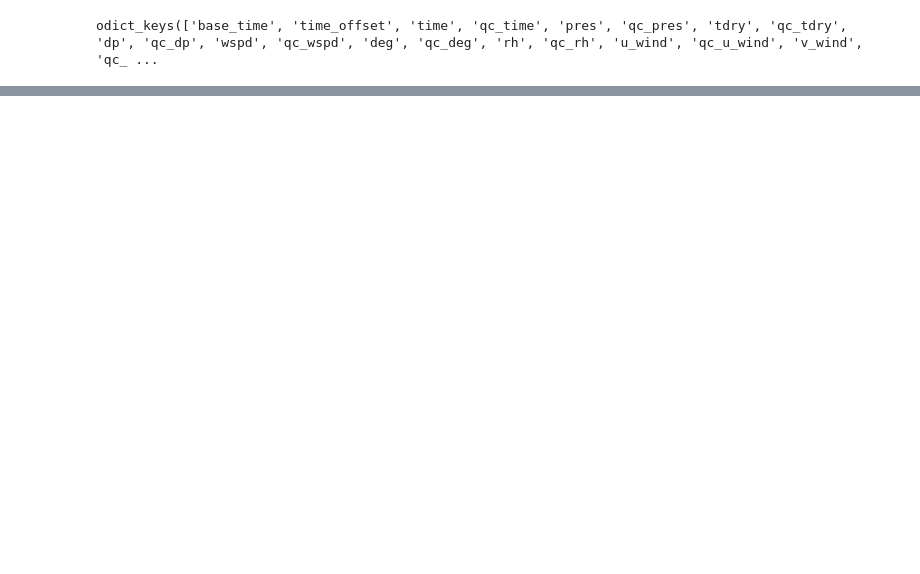
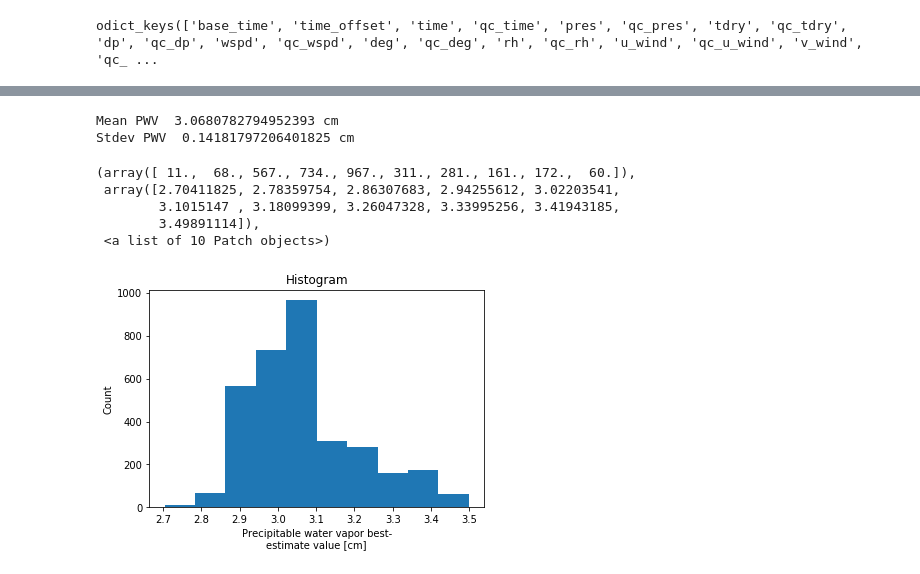
Before and after one commit to ANL-DIGR/arm-summer-2018, a Jupyter notebook: group5/Investigating data on clouds and cloud fraction.ipynb, the cells around one changed output, grey strips where cells are left out. Cells and saved outputs as stored; diff of their text form; code cells hidden in the pictures; blank space fills up the shorter version.

```diff
--- a/group5/Investigating data on clouds and cloud fraction.ipynb
+++ b/group5/Investigating data on clouds and cloud fraction.ipynb
@@ -74,0 +118,14 @@ p[0]
+# %%
+precip_water = mwrret.be_pwv
+print("Mean PWV ", mwrret.be_pwv.mean().values, mwrret.be_pwv.units)
+print("Stdev PWV ", mwrret.be_pwv.std().values, mwrret.be_pwv.units)
+mwrret.be_pwv.plot.hist()
+# %% [output]
+Mean PWV  3.0680782794952393 cm
+Stdev PWV  0.14181797206401825 cm
+(array([ 11.,  68., 567., 734., 967., 311., 281., 161., 172.,  60.]),
+ array([2.70411825, 2.78359754, 2.86307683, 2.94255612, 3.02203541,
+        3.1015147 , 3.18099399, 3.26047328, 3.33995256, 3.41943185,
+        3.49891114]),
+ <a list of 10 Patch objects>)
+[figure, added]
```
Also changed, not shown: parts of 24 cells of this notebook, 1 other file.
